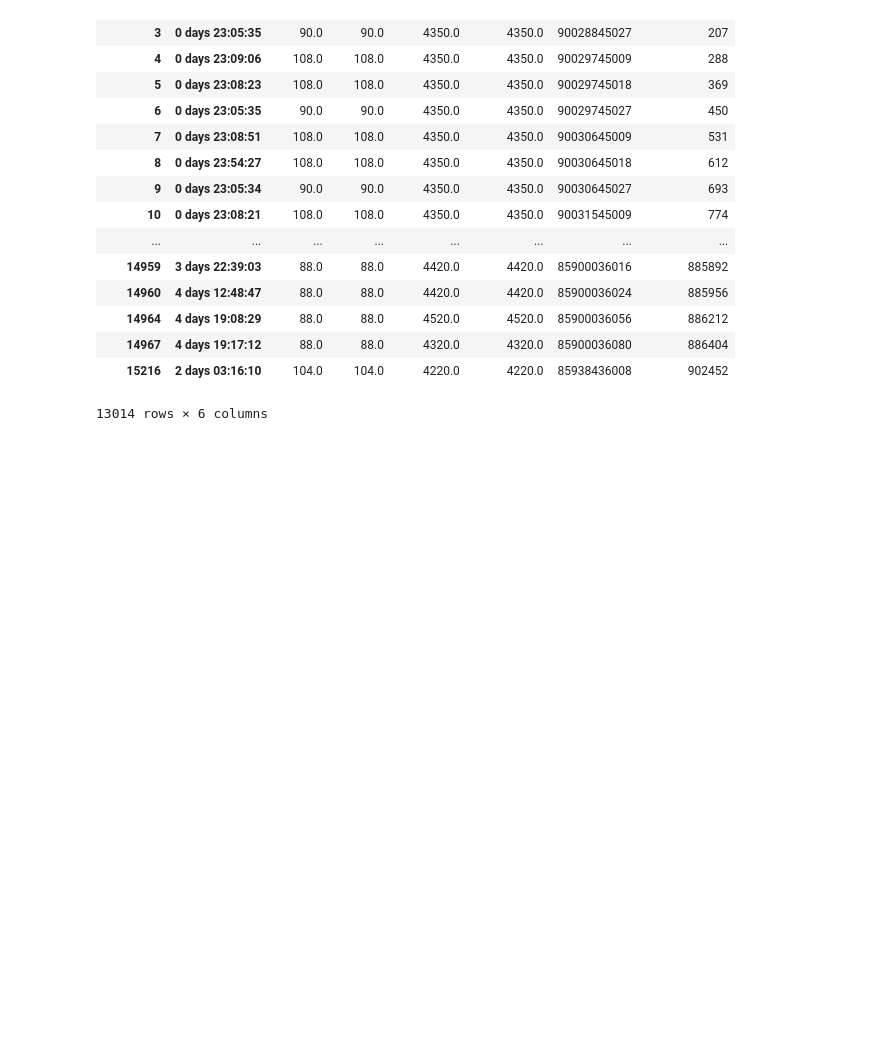
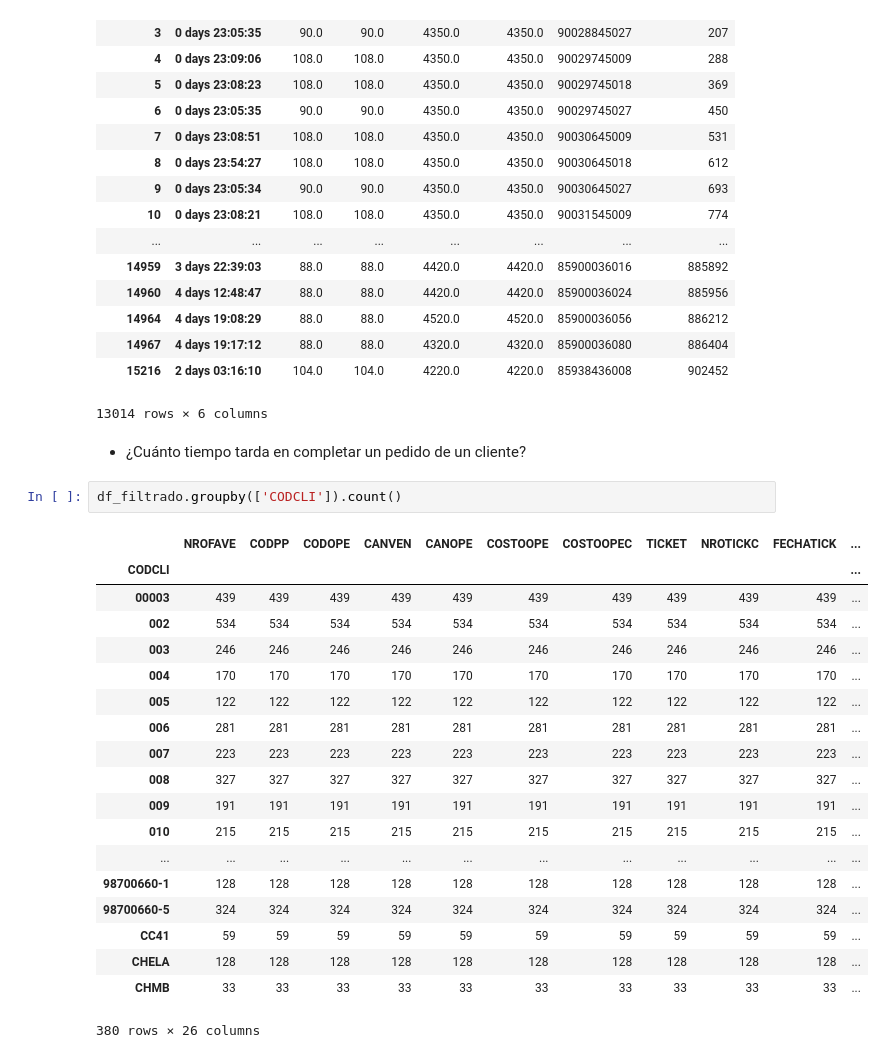
Before and after one commit to ambigus9/alma_canela, a Jupyter notebook: Tareas y Tickets.ipynb, the cells around one changed output. Saved outputs shown, nothing was run; the diff lists cells and outputs as text; blank space fills up the shorter version.

```diff
--- a/Tareas y Tickets.ipynb
+++ b/Tareas y Tickets.ipynb
@@ -866,3 +843,27 @@ df_filtrado.groupby(["NROTICKC","TIMEDIF"]).sum()
 | 14967 | 4 days 19:17:12 | 88.0 | 88.0 | 4320.0 | 4320.0 | 85900036080 | 886404 |
 | 15216 | 2 days 03:16:10 | 104.0 | 104.0 | 4220.0 | 4220.0 | 85938436008 | 902452 |
 13014 rows × 6 columns
+# %% [markdown]
++ ¿Cuánto tiempo tarda en completar un pedido de un cliente?
+# %%
+df_filtrado.groupby(['CODCLI']).count()
+# %% [output]
+|  | NROFAVE | CODPP | CODOPE | CANVEN | CANOPE | COSTOOPE | COSTOOPEC | TICKET | NROTICKC | FECHATICK | ... |
+| CODCLI |  |  |  |  |  |  |  |  |  |  | ... |
+| 00003 | 439 | 439 | 439 | 439 | 439 | 439 | 439 | 439 | 439 | 439 | ... |
+| 002 | 534 | 534 | 534 | 534 | 534 | 534 | 534 | 534 | 534 | 534 | ... |
+| 003 | 246 | 246 | 246 | 246 | 246 | 246 | 246 | 246 | 246 | 246 | ... |
+| 004 | 170 | 170 | 170 | 170 | 170 | 170 | 170 | 170 | 170 | 170 | ... |
+| 005 | 122 | 122 | 122 | 122 | 122 | 122 | 122 | 122 | 122 | 122 | ... |
+| 006 | 281 | 281 | 281 | 281 | 281 | 281 | 281 | 281 | 281 | 281 | ... |
+| 007 | 223 | 223 | 223 | 223 | 223 | 223 | 223 | 223 | 223 | 223 | ... |
+| 008 | 327 | 327 | 327 | 327 | 327 | 327 | 327 | 327 | 327 | 327 | ... |
+| 009 | 191 | 191 | 191 | 191 | 191 | 191 | 191 | 191 | 191 | 191 | ... |
+| 010 | 215 | 215 | 215 | 215 | 215 | 215 | 215 | 215 | 215 | 215 | ... |
+| ... | ... | ... | ... | ... | ... | ... | ... | ... | ... | ... | ... |
+| 98700660-1 | 128 | 128 | 128 | 128 | 128 | 128 | 128 | 128 | 128 | 128 | ... |
+| 98700660-5 | 324 | 324 | 324 | 324 | 324 | 324 | 324 | 324 | 324 | 324 | ... |
+| CC41 | 59 | 59 | 59 | 59 | 59 | 59 | 59 | 59 | 59 | 59 | ... |
+| CHELA | 128 | 128 | 128 | 128 | 128 | 128 | 128 | 128 | 128 | 128 | ... |
+| CHMB | 33 | 33 | 33 | 33 | 33 | 33 | 33 | 33 | 33 | 33 | ... |
+380 rows × 26 columns
```
Also changed, not shown: parts of 6 cells of this notebook, 1 other file.
